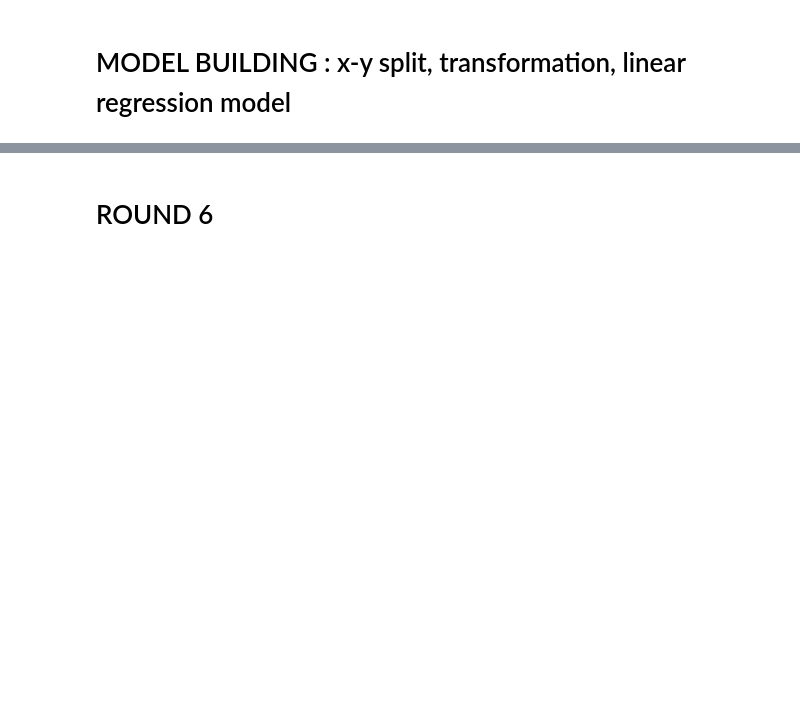
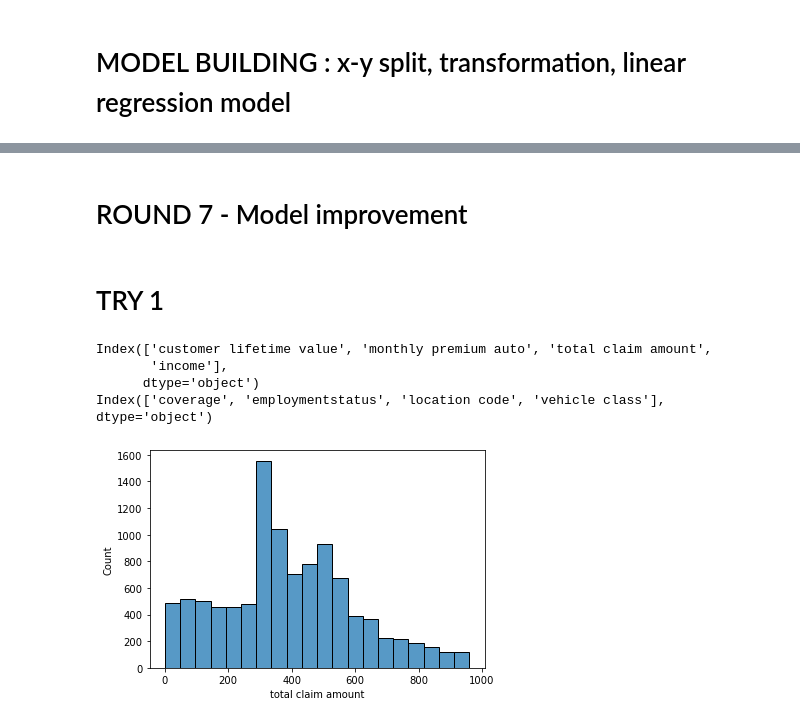
Before and after one commit to audedef/lab-customer-analysis-round-2, a Jupyter notebook: ex-lab-customer-analysis.ipynb, the cells around one changed output, grey strips where cells are left out. Cells and saved outputs as stored; diff of their text form; code cells hidden in the pictures; blank space fills up the shorter version.

```diff
--- a/ex-lab-customer-analysis.ipynb
+++ b/ex-lab-customer-analysis.ipynb
@@ -956,2 +903,2 @@ sns.histplot(x=y_test - y_test_pred, ax = ax[1,1])
 # %% [markdown]
-# ROUND 6
+# ROUND 7 - Model improvement
@@ -957,0 +913,2 @@ sns.histplot(x=y_test - y_test_pred, ax = ax[1,1])
+# %% [markdown]
+# TRY 1
@@ -957,0 +917,21 @@ sns.histplot(x=y_test - y_test_pred, ax = ax[1,1])
+# %%
+df2_numerical = df_numerical.copy()
+df2_categorical = df_categorical.copy()
+print(df2_numerical.columns)
+print(df2_categorical.columns)
+# %% [output]
+Index(['customer lifetime value', 'monthly premium auto', 'total claim amount',
+       'income'],
+      dtype='object')
+Index(['coverage', 'employmentstatus', 'location code', 'vehicle class'], dtype='object')
+# %%
+# first let's try to remove outliers from total claim amount
+iqr = np.percentile(df2_numerical['total claim amount'],75) - np.percentile(df2_numerical['total claim amount'],25)
+upper_limit = np.percentile(df2_numerical['total claim amount'],75) + 1.5*iqr
+lower_limit = np.percentile(df2_numerical['total claim amount'],25) - 1.5*iqr
+# %%
+df2_num_no_outliers = df2_numerical[(df2_numerical['total claim amount']>lower_limit) & (df2_numerical['total claim amount']<upper_limit)]
+sns.histplot(x='total claim amount', data = df2_num_no_outliers, bins = 20)
+plt.show()
+# %% [output]
+[figure, added]
```
Also changed, not shown: parts of 53 cells of this notebook.
